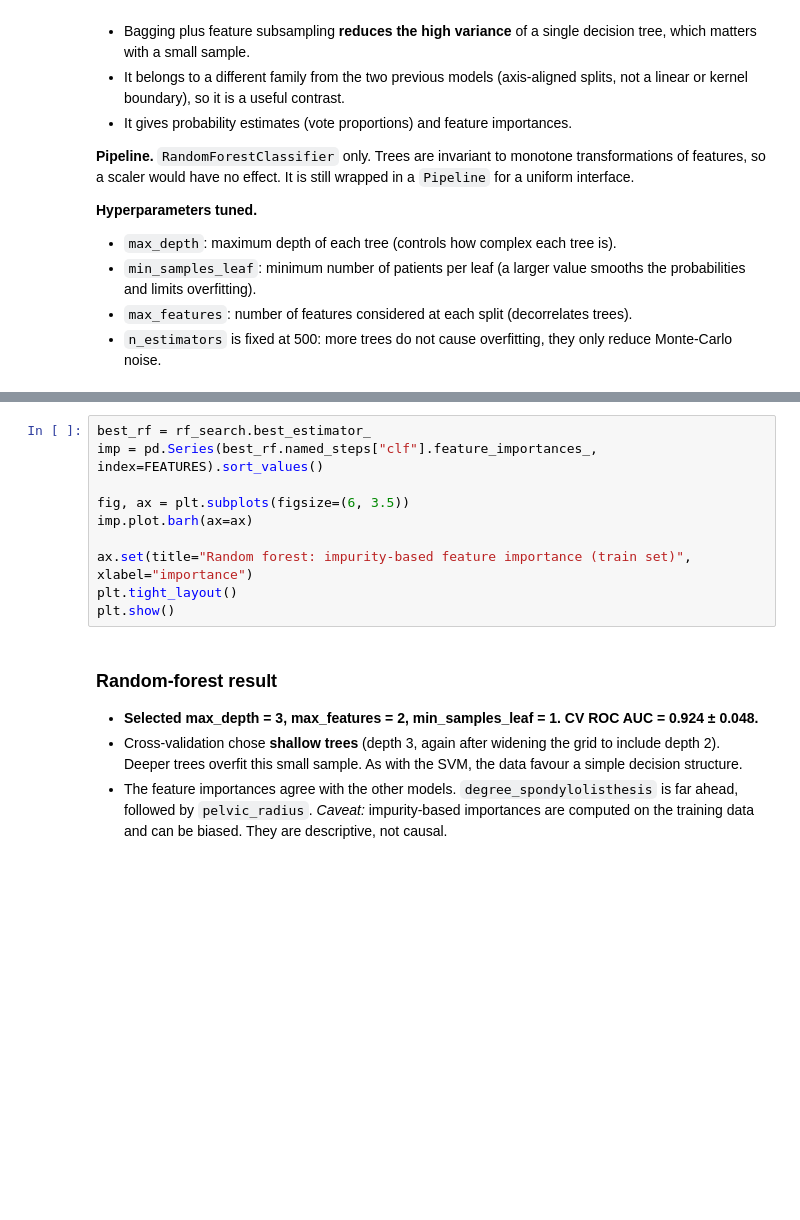
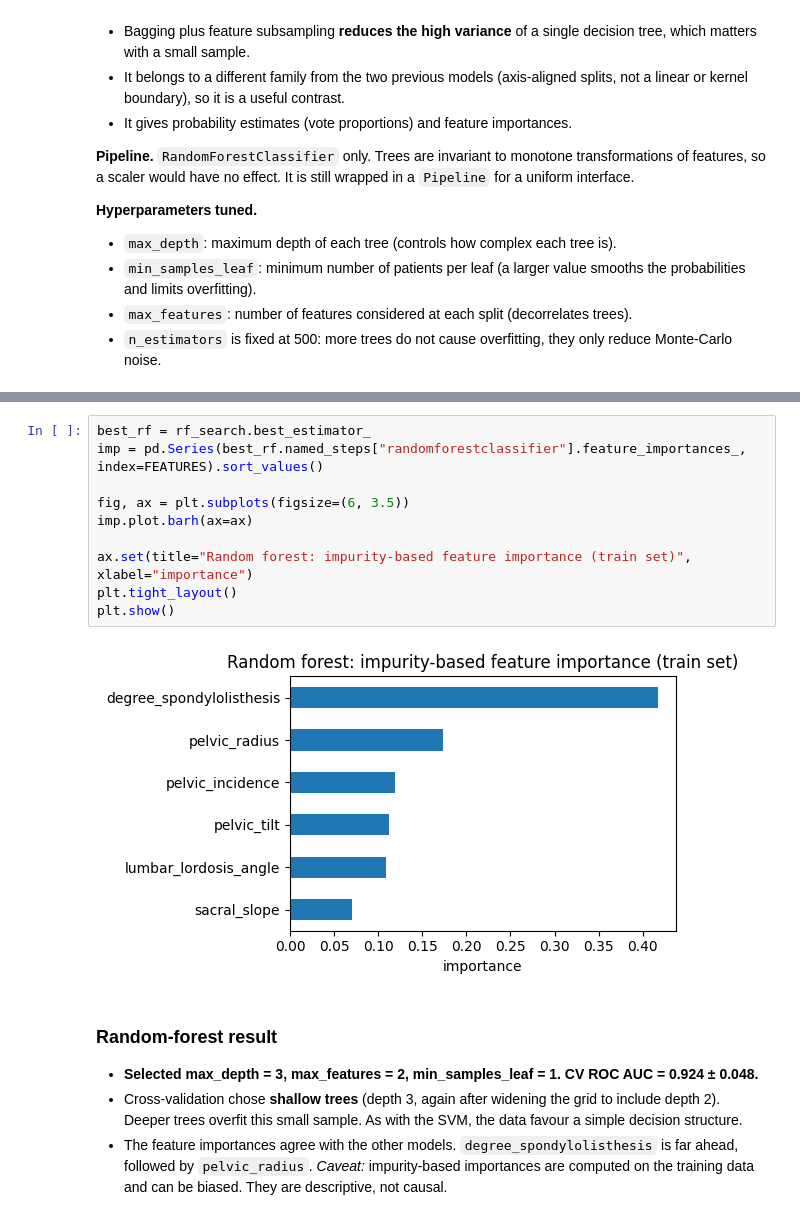
Before and after one commit to silakchhum/inf-gram, a Jupyter notebook: 6_final_project/project.ipynb, the cells around one changed output, grey strips where cells are left out. Drawn from its saved outputs; the diff is of its cells as text; blank space fills up the shorter version.

```diff
--- a/6_final_project/project.ipynb
+++ b/6_final_project/project.ipynb
@@ -509,13 +531,15 @@ cv_summary(rf_search).to_frame("Random forest CV (mean ± std)")
 # %%
 best_rf = rf_search.best_estimator_
-imp = pd.Series(best_rf.named_steps["clf"].feature_importances_, index=FEATURES).sort_values()
+imp = pd.Series(best_rf.named_steps["randomforestclassifier"].feature_importances_, index=FEATURES).sort_values()
 
 fig, ax = plt.subplots(figsize=(6, 3.5))
 imp.plot.barh(ax=ax)
 
 ax.set(title="Random forest: impurity-based feature importance (train set)", xlabel="importance")
 plt.tight_layout()
 plt.show()
+# %% [output]
+[figure, added]
 # %% [markdown]
 ### Random-forest result
 
```
Also changed, not shown: parts of 20 cells of this notebook.
